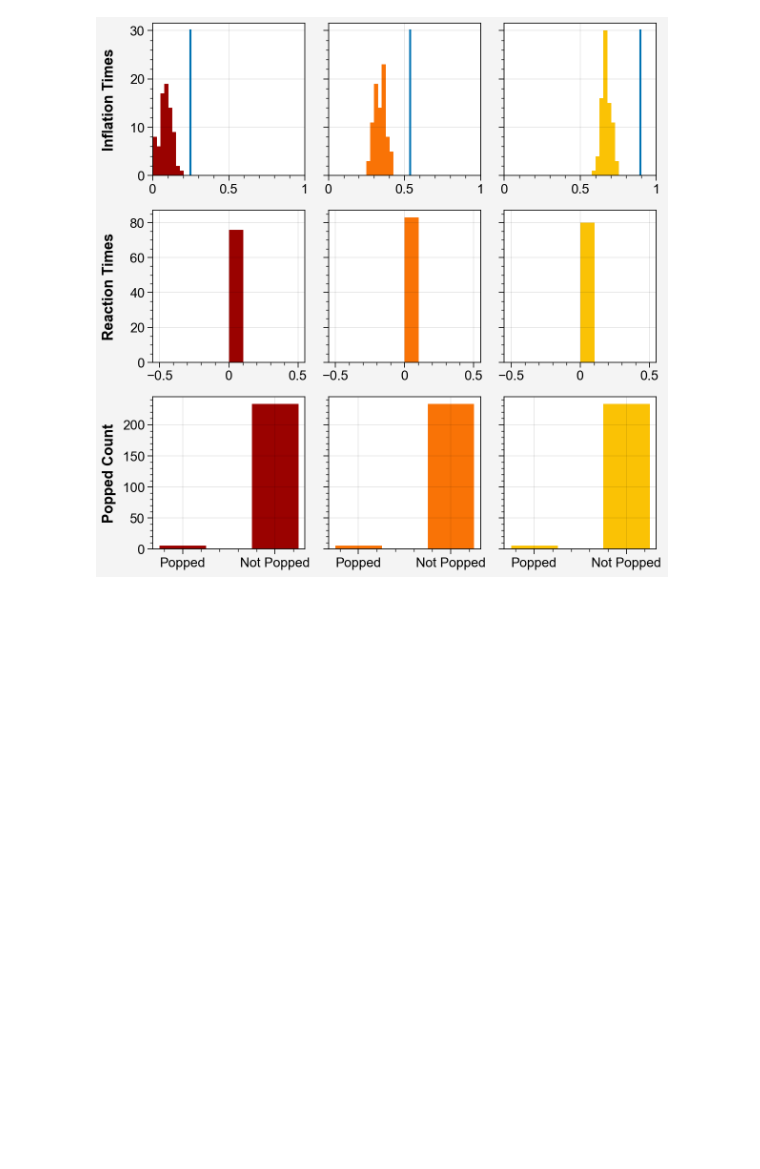
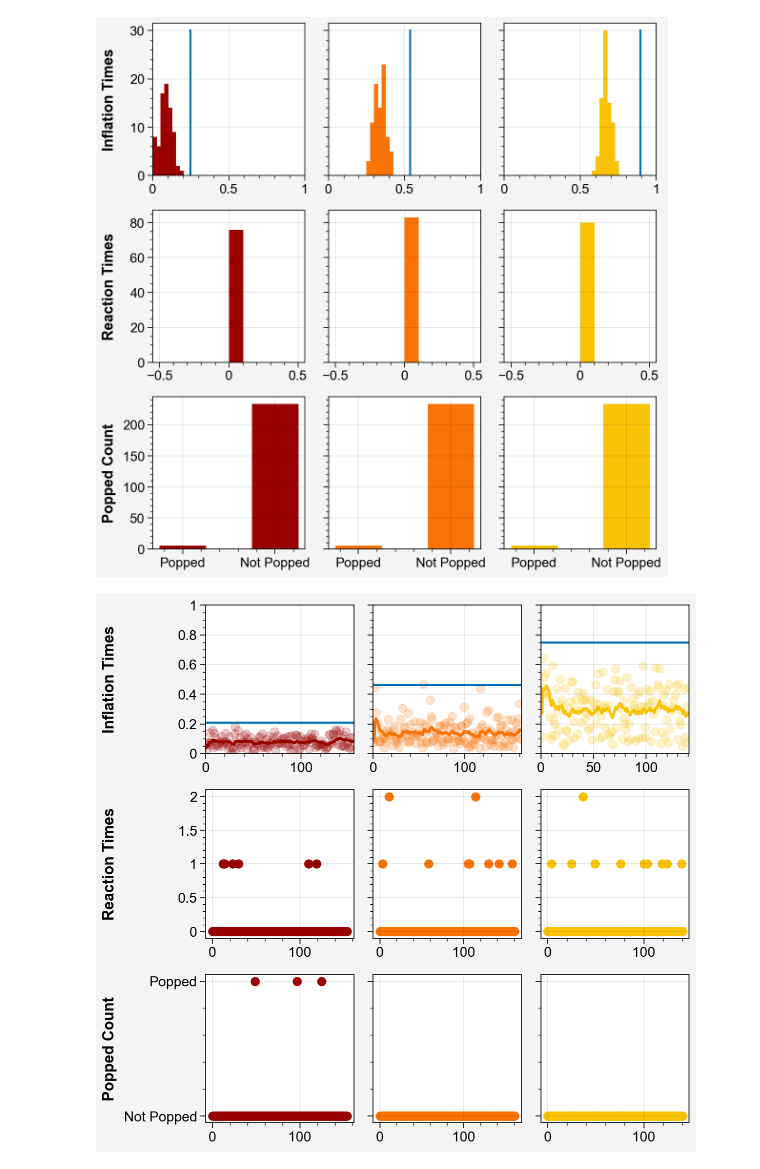
Before and after one commit to liuandrew/bart_ppo, a Jupyter notebook: write_and_test/bart_individual_episodes.ipynb, the cells around one changed output. Saved outputs shown, nothing was run; the diff lists cells and outputs as text; code cells hidden in the pictures; blank space fills up the shorter version.

```diff
--- a/write_and_test/bart_individual_episodes.ipynb
+++ b/write_and_test/bart_individual_episodes.ipynb
@@ -104,3 +107,7 @@ ValueError: too many values to unpack (expected 2)
 ax = plot_3color_meta_ep(res, metrics=['size', 'rt', 'popped'], ep_num=5)
 # %% [output]
 [figure]
+# %%
+plot_meta_it_progression(res, ep_num=3)
+# %% [output]
+[figure, added]
```
Also changed, not shown: parts of 16 cells of this notebook, 4 other files.
